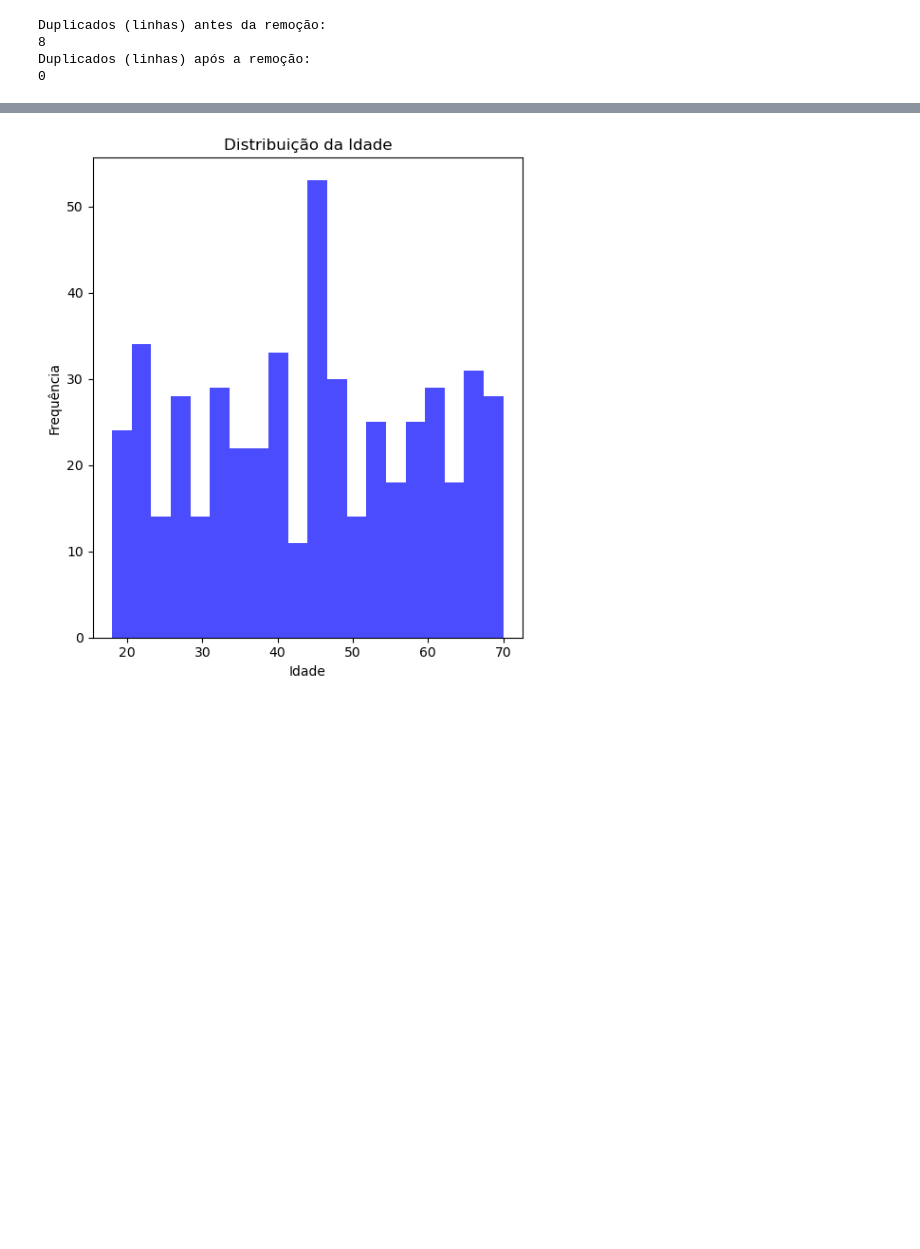
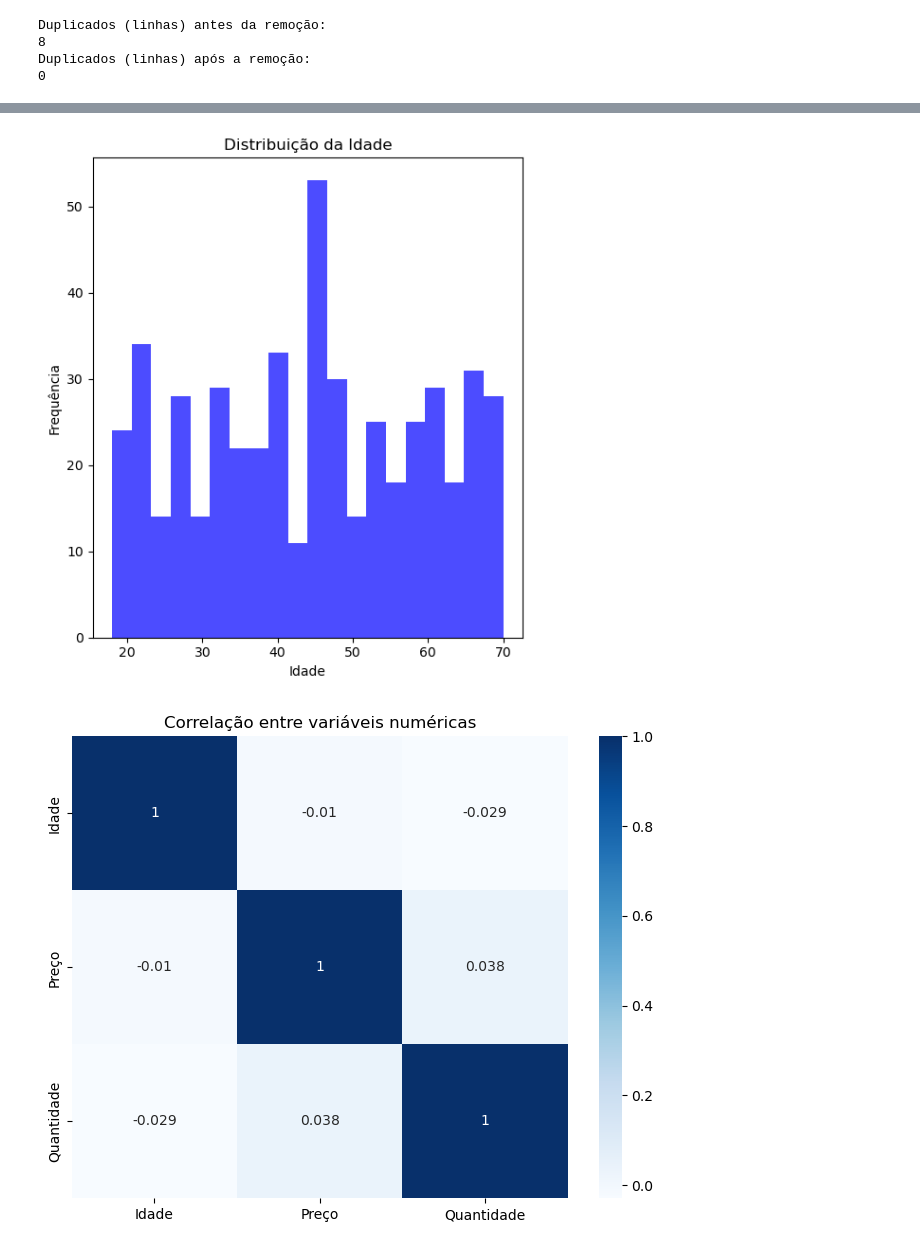
Before and after one commit to RenzoRav/dataset, a Jupyter notebook: dataset.ipynb, the cells around one changed output, grey strips where cells are left out. Saved outputs shown, nothing was run; the diff lists cells and outputs as text; code cells hidden in the pictures; blank space fills up the shorter version.

```diff
--- a/dataset.ipynb
+++ b/dataset.ipynb
@@ -97,3 +97,13 @@ Duplicados (linhas) antes da remoção:
 8
 Duplicados (linhas) após a remoção:
 0
+# %%
+df['Preço'] = pd.to_numeric(df['Preço'], errors='coerce')
+
+df['Data_Compra'] = pd.to_datetime(df['Data_Compra'], dayfirst=True, errors='coerce')
+# %%
+df['Cidade'] = df['Cidade'].str.strip().str.upper()
+df['Cidade'].replace({
+    "SP": "SÃO PAULO",
+    "RIO": "RIO DE JANEIRO"
+}, inplace=True)
@@ -100,15 +139,24 @@ Duplicados (linhas) após a remoção:
 # %%
 plt.figure(figsize=(10, 6))
 plt.subplot(1, 2, 1)
 plt.hist(df['Idade'], bins=20, color='blue', alpha=0.7)
 plt.title('Distribuição da Idade')
 plt.xlabel('Idade')
 plt.ylabel('Frequência')
 
 plt.tight_layout()
 plt.show()
+
+import seaborn as sns
+import matplotlib.pyplot as plt
+
+plt.figure(figsize=(8,6))
+sns.heatmap(df[['Idade','Preço','Quantidade']].corr(), annot=True, cmap="Blues")
+plt.title("Correlação entre variáveis numéricas")
+plt.show()
 # %% [output]
 [figure]
+[figure, added]
 # %%
 df.head()
 df.info()
```
Also changed, not shown: parts of 3 cells of this notebook.
